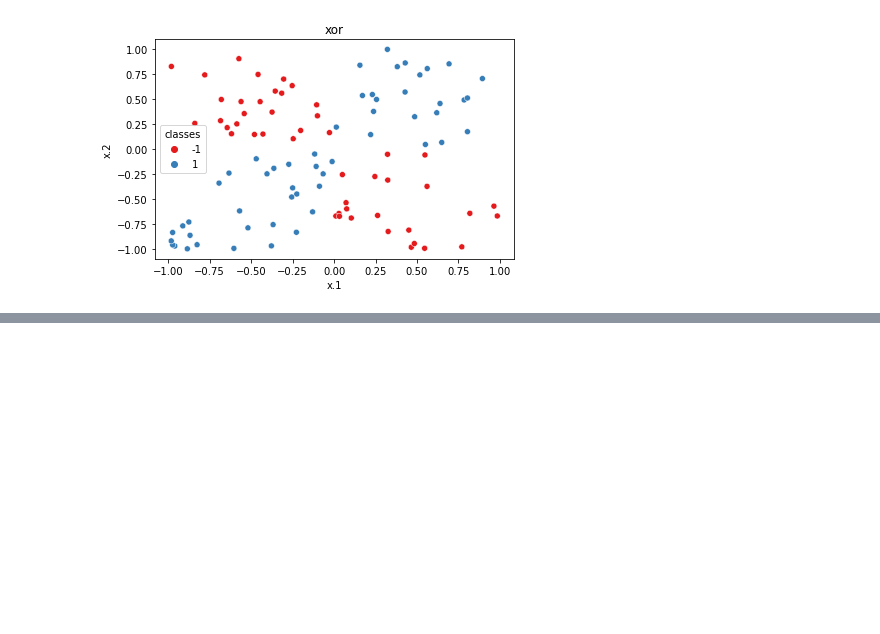
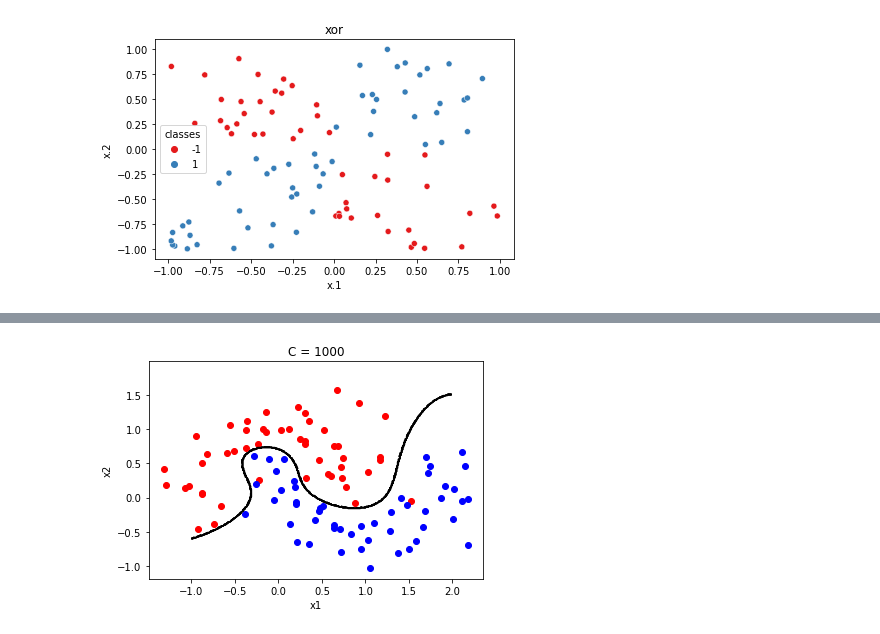
Before and after one commit to vicrsp/rna-ppgee, a Jupyter notebook: seminario/exemplos.ipynb, the cells around one changed output, grey strips where cells are left out. Saved outputs shown, nothing was run; the diff lists cells and outputs as text; code cells hidden in the pictures; blank space fills up the shorter version.

```diff
--- a/seminario/exemplos.ipynb
+++ b/seminario/exemplos.ipynb
@@ -204,0 +208,7 @@ fig.show()
+# %%
+#plot_decision_boundary(spirals, LinearSVC())
+fig, ax = plot_decision_boundary(spirals, SVC(C=1000))
+ax.set_title('C = 1000')
+fig.savefig('fig08.png')
+# %% [output]
+[figure, added]
```
Also changed, not shown: parts of 12 cells of this notebook, 13 other files.
